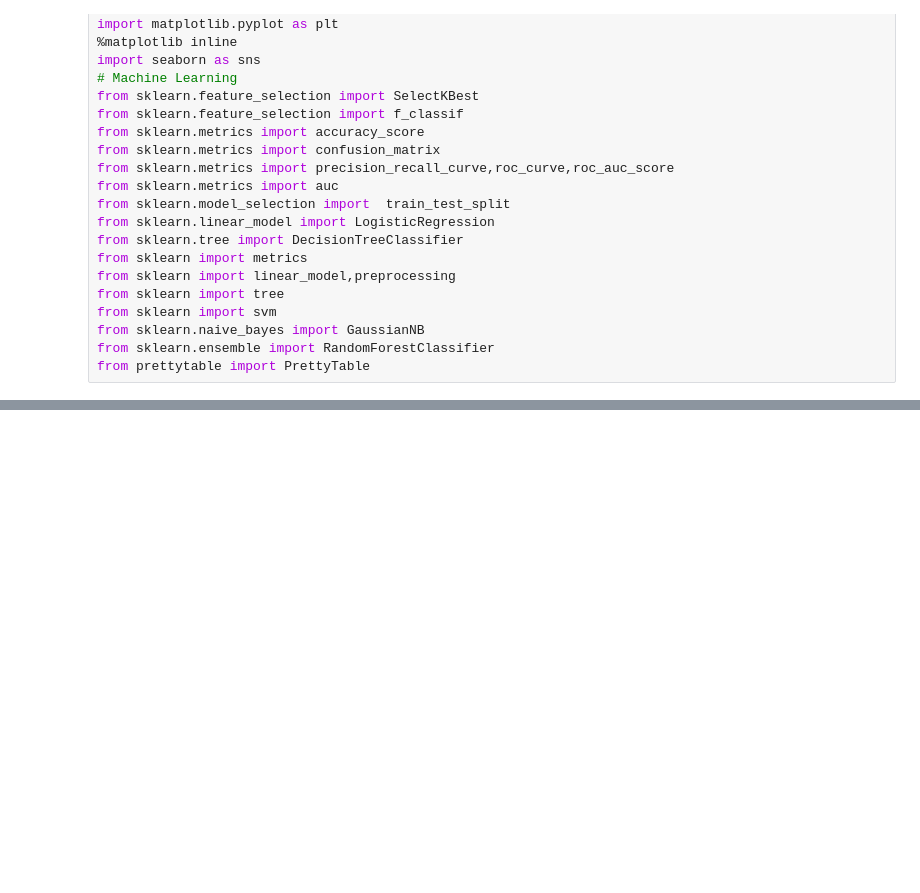
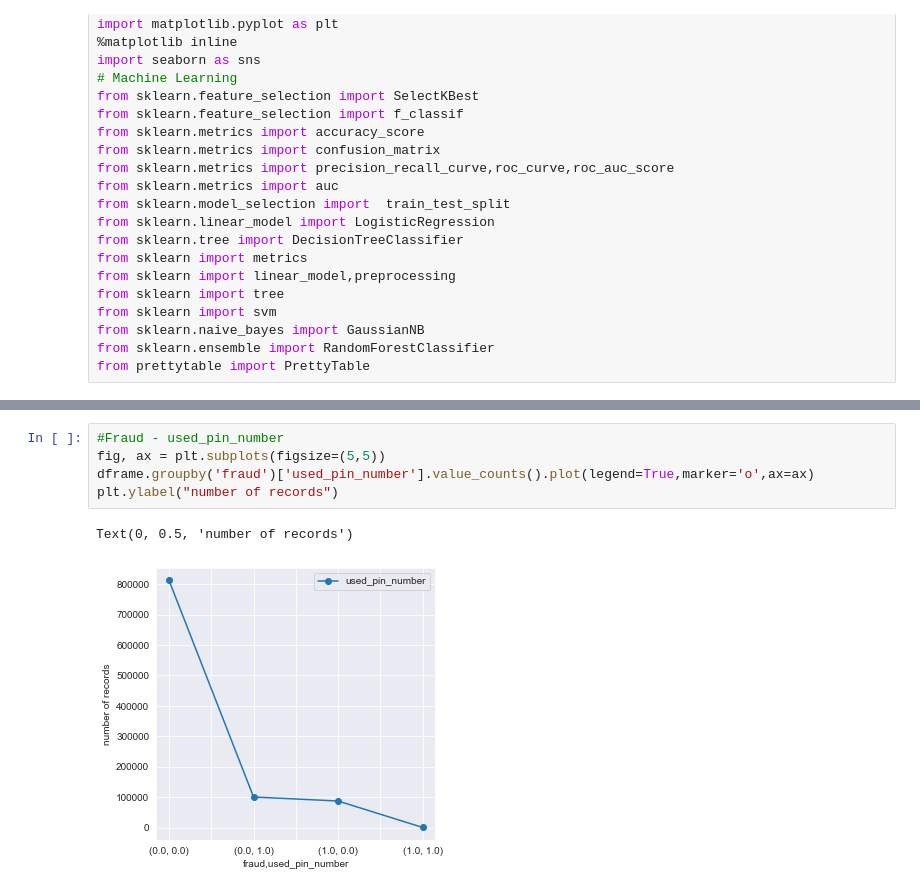
Before and after one commit to Machine1314/Proyecto-Final-AI, a Jupyter notebook: credit_card_fraud.ipynb, the cells around one changed output, grey strips where cells are left out. Saved outputs shown, nothing was run; the diff lists cells and outputs as text; blank space fills up the shorter version.

```diff
--- a/credit_card_fraud.ipynb
+++ b/credit_card_fraud.ipynb
@@ -53,0 +136,8 @@ dframe.describe()
+# %%
+#Fraud - used_pin_number
+fig, ax = plt.subplots(figsize=(5,5))
+dframe.groupby('fraud')['used_pin_number'].value_counts().plot(legend=True,marker='o',ax=ax)
+plt.ylabel("number of records")
+# %% [output]
+Text(0, 0.5, 'number of records')
+[figure, added]
```
Also changed, not shown: parts of 48 cells of this notebook.
